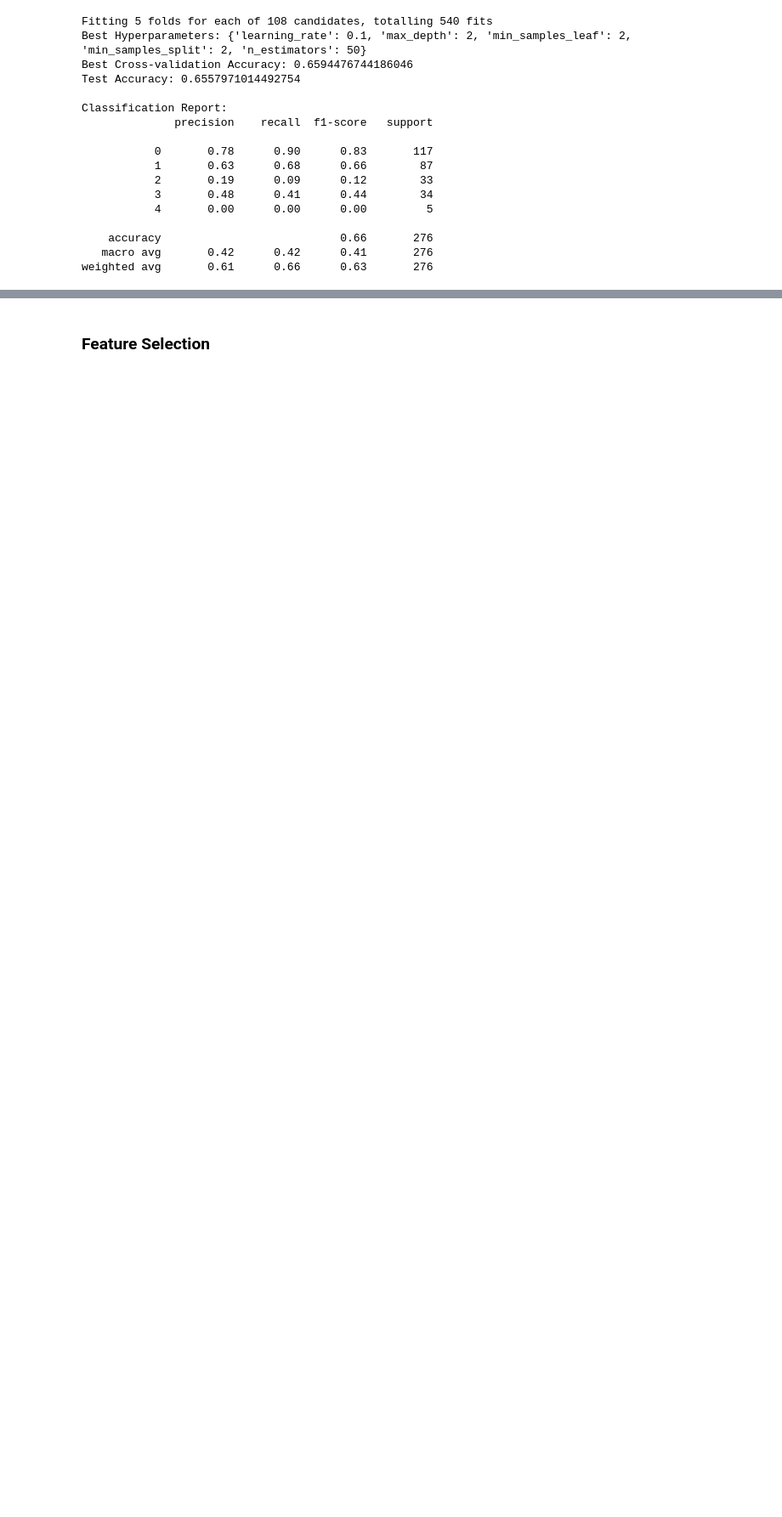
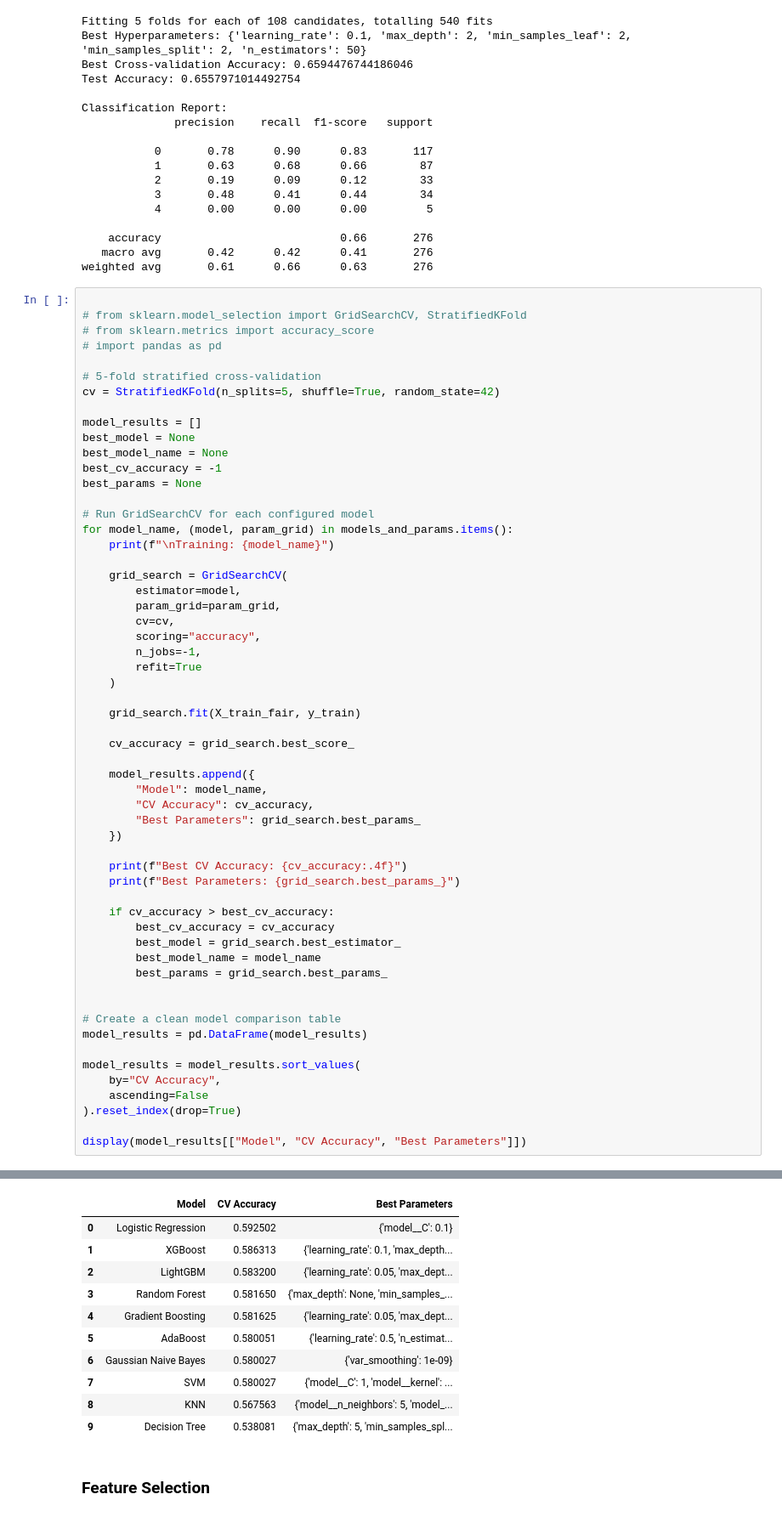
Before and after one commit to mtalhaimran104/cardiorisk-ai, a Jupyter notebook: heart_disease_prediction.ipynb, the cells around one changed output, grey strips where cells are left out. Shown at 85% size. Drawn from its saved outputs; the diff is of its cells as text; blank space fills up the shorter version.

```diff
--- a/heart_disease_prediction.ipynb
+++ b/heart_disease_prediction.ipynb
@@ -931,3 +931,61 @@ Classification Report:
     accuracy                           0.66       276
    macro avg       0.42      0.42      0.41       276
 weighted avg       0.61      0.66      0.63       276
+# %%
+
+# from sklearn.model_selection import GridSearchCV, StratifiedKFold
+# from sklearn.metrics import accuracy_score
+# import pandas as pd
+
+# 5-fold stratified cross-validation
+cv = StratifiedKFold(n_splits=5, shuffle=True, random_state=42)
+
+model_results = []
+best_model = None
+best_model_name = None
+best_cv_accuracy = -1
+best_params = None
+
+# Run GridSearchCV for each configured model
+for model_name, (model, param_grid) in models_and_params.items():
+    print(f"\nTraining: {model_name}")
+
+    grid_search = GridSearchCV(
+        estimator=model,
+        param_grid=param_grid,
+        cv=cv,
+        scoring="accuracy",
+        n_jobs=-1,
+        refit=True
+    )
+
+    grid_search.fit(X_train_fair, y_train)
+
+    cv_accuracy = grid_search.best_score_
+
+    model_results.append({
+        "Model": model_name,
+        "CV Accuracy": cv_accuracy,
+        "Best Parameters": grid_search.best_params_
+    })
+
+    print(f"Best CV Accuracy: {cv_accuracy:.4f}")
+    print(f"Best Parameters: {grid_search.best_params_}")
+
+    if cv_accuracy > best_cv_accuracy:
+        best_cv_accuracy = cv_accuracy
+        best_model = grid_search.best_estimator_
+        best_model_name = model_name
+        best_params = grid_search.best_params_
+
+
+# Create a clean model comparison table
+model_results = pd.DataFrame(model_results)
+
+model_results = model_results.sort_values(
+    by="CV Accuracy",
+    ascending=False
+).reset_index(drop=True)
+
+display(model_results[["Model", "CV Accuracy", "Best Parameters"]])
+# %% [output]
@@ -934,3 +1009,14 @@ weighted avg       0.61      0.66      0.63       276
+|  | Model | CV Accuracy | Best Parameters |
+| 0 | Logistic Regression | 0.592502 | {'model__C': 0.1} |
+| 1 | XGBoost | 0.586313 | {'learning_rate': 0.1, 'max_depth... |
+| 2 | LightGBM | 0.583200 | {'learning_rate': 0.05, 'max_dept... |
+| 3 | Random Forest | 0.581650 | {'max_depth': None, 'min_samples_... |
+| 4 | Gradient Boosting | 0.581625 | {'learning_rate': 0.05, 'max_dept... |
+| 5 | AdaBoost | 0.580051 | {'learning_rate': 0.5, 'n_estimat... |
+| 6 | Gaussian Naive Bayes | 0.580027 | {'var_smoothing': 1e-09} |
+| 7 | SVM | 0.580027 | {'model__C': 1, 'model__kernel': ... |
+| 8 | KNN | 0.567563 | {'model__n_neighbors': 5, 'model_... |
+| 9 | Decision Tree | 0.538081 | {'max_depth': 5, 'min_samples_spl... |
 # %% [markdown]
 
 ### Feature Selection
```
Also changed, not shown: parts of 6 cells of this notebook.
